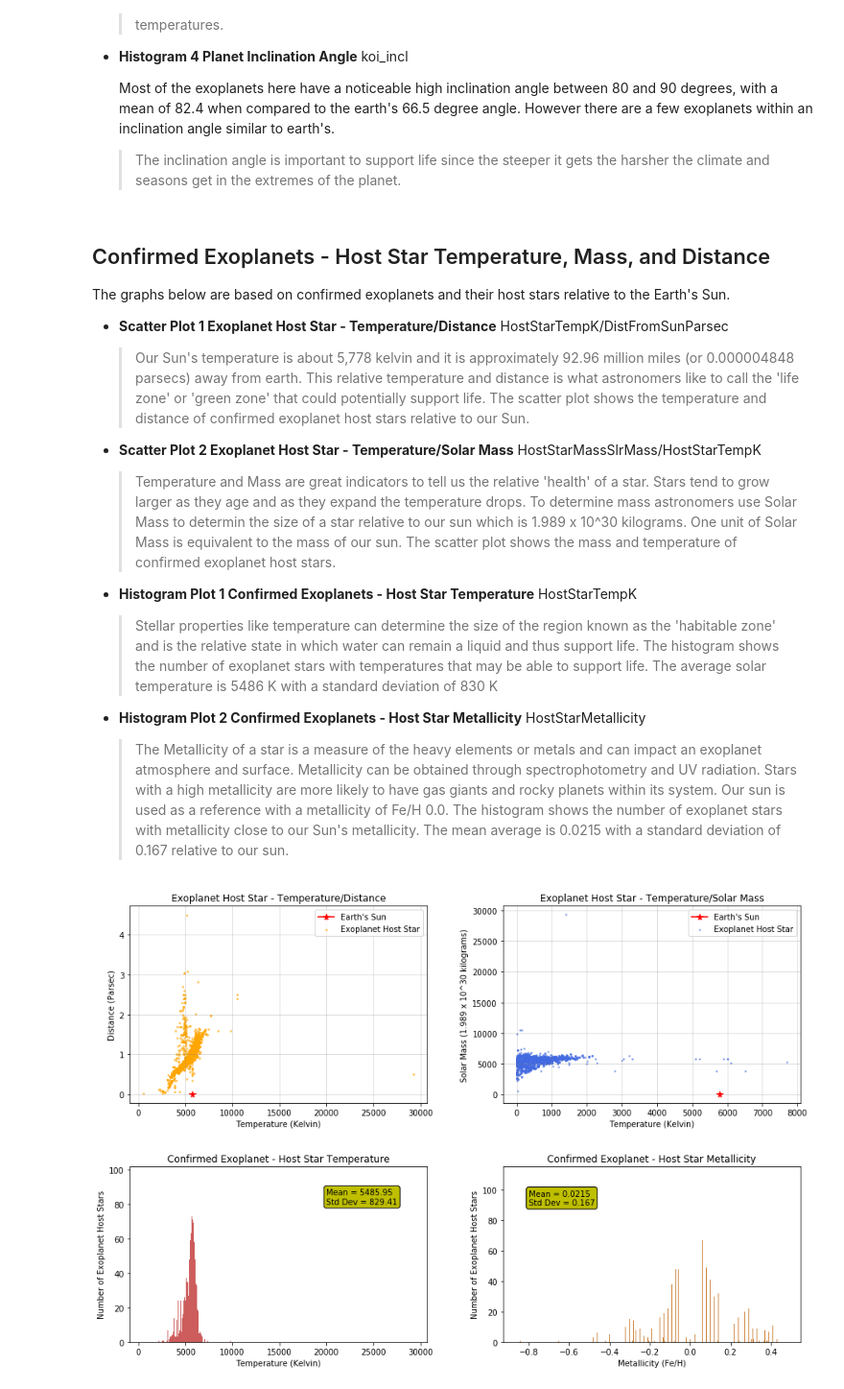
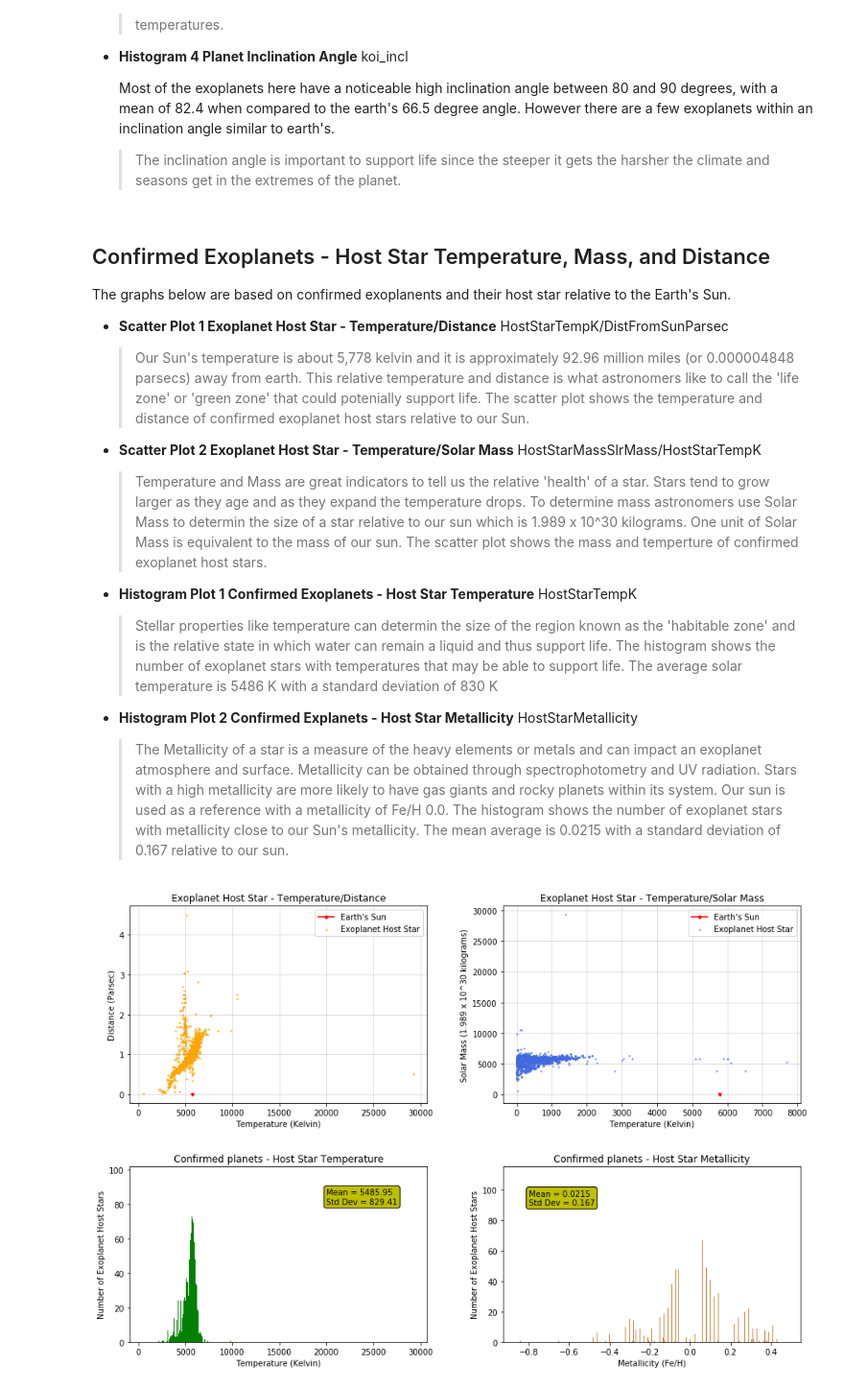
Before and after one commit to aelf2028/KeplerExoplanetSearch, a Jupyter notebook: exoplanet_project.ipynb, the cells around one changed output. Shown: that part at 96% size. Drawn from its saved outputs; the diff is of its cells as text; code cells hidden in the pictures.

```diff
--- a/exoplanet_project.ipynb
+++ b/exoplanet_project.ipynb
@@ -197,18 +197,18 @@ The description of the following histograms above is based on all the exoplanets
 # %% [markdown]
 ## Confirmed Exoplanets - Host Star Temperature, Mass, and Distance
 
-The graphs below are based on confirmed exoplanets and their host stars relative to the Earth's Sun.
+The graphs below are based on confirmed exoplanents and their host star relative to the Earth's Sun.
 
 - **Scatter Plot 1 Exoplanet Host Star - Temperature/Distance** HostStarTempK/DistFromSunParsec
-    > Our Sun's temperature is about 5,778 kelvin and it is approximately 92.96 million miles (or 0.000004848 parsecs) away from earth. This relative temperature and distance is what astronomers like to call the 'life zone' or 'green zone' that could potentially  support life. The scatter plot shows the temperature and distance of confirmed exoplanet host stars relative to our Sun.
+    > Our Sun's temperature is about 5,778 kelvin and it is approximately 92.96 million miles (or 0.000004848 parsecs) away from earth. This relative temperature and distance is what astronomers like to call the 'life zone' or 'green zone' that could potenially support life. The scatter plot shows the temperature and distance of confirmed exoplanet host stars relative to our Sun.
 
 - **Scatter Plot 2 Exoplanet Host Star - Temperature/Solar Mass** HostStarMassSlrMass/HostStarTempK
-    > Temperature and Mass are great indicators to tell us the relative 'health' of a star. Stars tend to grow larger as they age and as they expand the temperature drops. To determine mass astronomers use Solar Mass to determin the size of a star relative to our sun which is 1.989 x 10^30 kilograms. One unit of Solar Mass is equivalent to the mass of our sun. The scatter plot shows the mass and temperature of confirmed exoplanet host stars.
+    > Temperature and Mass are great indicators to tell us the relative 'health' of a star. Stars tend to grow larger as they age and as they expand the temperature drops. To determine mass astronomers use Solar Mass to determin the size of a star relative to our sun which is 1.989 x 10^30 kilograms. One unit of Solar Mass is equivalent to the mass of our sun. The scatter plot shows the mass and temperture of confirmed exoplanet host stars.
 
 - **Histogram Plot 1 Confirmed Exoplanets - Host Star Temperature** HostStarTempK
-    > Stellar properties like temperature can determine the size of the region known as the 'habitable zone' and is the relative state in which water can remain a liquid and thus support life. The histogram shows the number of exoplanet stars with temperatures that may be able to support life. The average solar temperature is 5486 K with a standard deviation of 830 K
+    > Stellar properties like temperature can determin the size of the region known as the 'habitable zone' and is the relative state in which water can remain a liquid and thus support life. The histogram shows the number of exoplanet stars with temperatures that may be able to support life. The average solar temperature is 5486 K with a standard deviation of 830 K
 
-- **Histogram Plot 2 Confirmed Exoplanets - Host Star Metallicity** HostStarMetallicity
+- **Histogram Plot 2 Confirmed Explanets - Host Star Metallicity** HostStarMetallicity
     > The Metallicity of a star is a measure of the heavy elements or metals and can impact an exoplanet atmosphere and surface. Metallicity can be obtained through spectrophotometry and UV radiation. Stars with a high metallicity are more likely to have gas giants and rocky planets within its system. Our sun is used as a reference with a metallicity of Fe/H 0.0. The histogram shows the number of exoplanet stars with metallicity close to our Sun's metallicity. The mean average is 0.0215 with a standard deviation of 0.167 relative to our sun.
 # %%
 df2 = pd.read_csv('oec.csv', sep=',')
@@ -223,36 +223,36 @@ fig = plt.figure(figsize=(15,10))
 ax1 = plt.subplot(gs[:10,:9])
 ax2 = plt.subplot(gs[:10,11:])
 ax3 = plt.subplot(gs[12:,:9])
 ax4 = plt.subplot(gs[12:,11:])
 
 ax1.grid(color='grey', linestyle='-', linewidth=1, alpha=0.25)
 ax1.scatter(temp,dist, alpha=0.5, color='orange', marker='.', s=15, label='Exoplanet Host Star')
-ax1.plot([5778], [0.000004848], marker='*', markersize=8, color="red", label="Earth's Sun")
+ax1.plot([5778], [0.000004848], marker='*', markersize=5, color="red", label="Earth's Sun")
 ax1.set_title('Exoplanet Host Star - Temperature/Distance')
 ax1.set_xlabel('Temperature (Kelvin)')
 ax1.set_ylabel('Distance (Parsec)')
 ax1.legend()
 
 ax2.grid(color='grey', linestyle='-', linewidth=1, alpha=0.25)
 ax2.scatter(mass,temp, alpha=0.5, color='royalblue', marker='.', s=10, label='Exoplanet Host Star')
-ax2.plot([5778],[1], marker='*', markersize=8, color="red", label="Earth's Sun")
+ax2.plot([5778],[1], marker='*', markersize=5, color="red", label="Earth's Sun")
 ax2.set_title('Exoplanet Host Star - Temperature/Solar Mass')
 ax2.set_xlabel('Temperature (Kelvin)')
 ax2.set_ylabel('Solar Mass (1.989 x 10^30 kilograms)')
 ax2.legend()
 
-ax3.hist(temp, bins=1000, label='Temperature', color='indianred')
-ax3.set_title('Confirmed Exoplanet - Host Star Temperature')
+ax3.hist(temp, bins=1000, label='Temperature', color='green')
+ax3.set_title('Confirmed planets - Host Star Temperature')
 ax3.set_ylabel('Number of Exoplanet Host Stars')
 ax3.set_xlabel('Temperature (Kelvin)')
 ax3.text(20000,80, "Mean = 5485.95 \nStd Dev = 829.41", size=10, bbox={'facecolor':'y', 'boxstyle':'round'})
 
 ax4.hist(metal, bins=1000, label='Metallicity', color='peru')
-ax4.set_title('Confirmed Exoplanet - Host Star Metallicity')
+ax4.set_title('Confirmed planets - Host Star Metallicity')
 ax4.set_ylabel('Number of Exoplanet Host Stars')
 ax4.set_xlabel('Metallicity (Fe/H)')
 ax4.text(-0.8,90, "Mean = 0.0215 \nStd Dev = 0.167", size=10, bbox={'facecolor':'y', 'boxstyle':'round'})
 
 plt.show()
 # %% [output]
-[figure, old version]
+[figure, new version]
```
